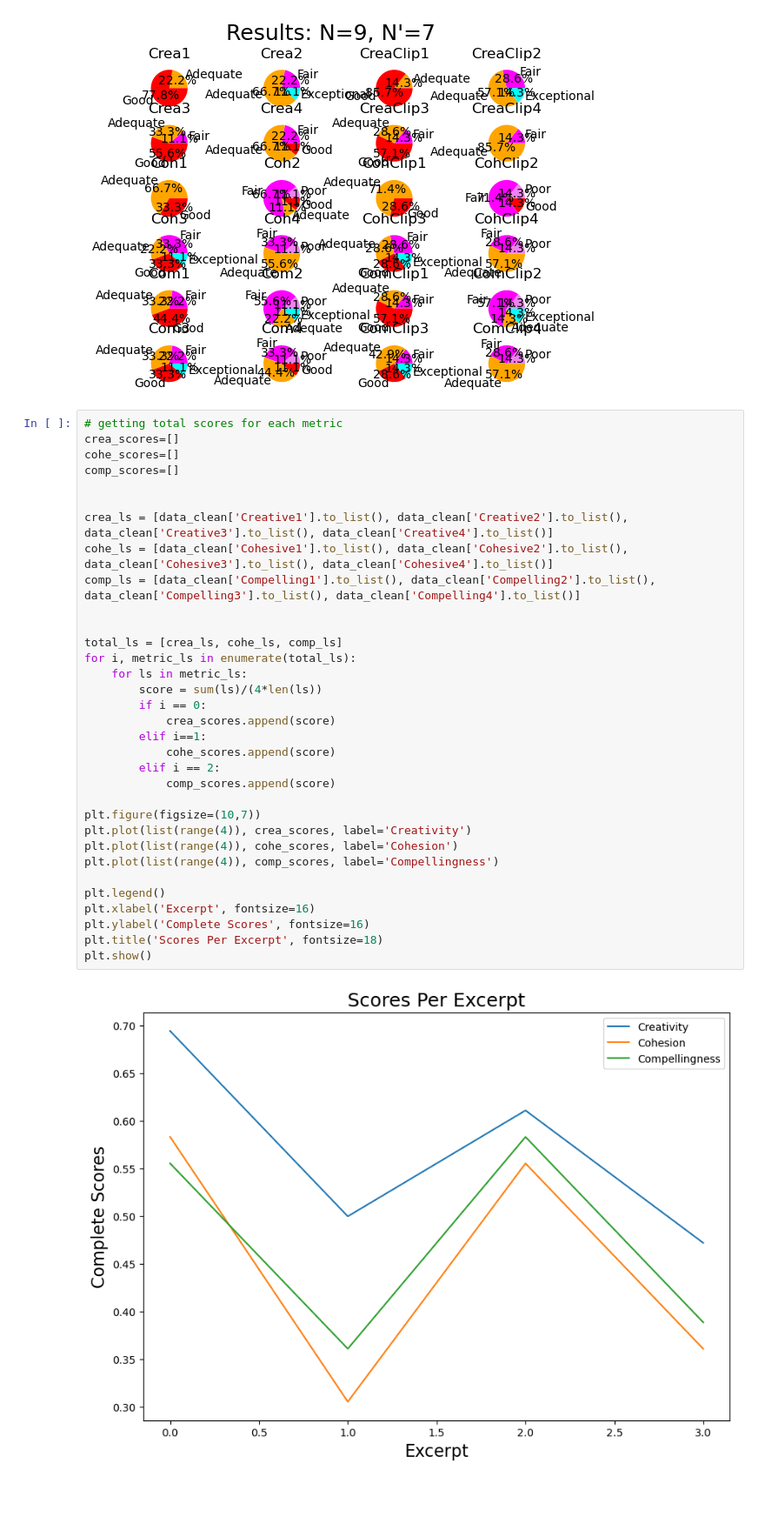
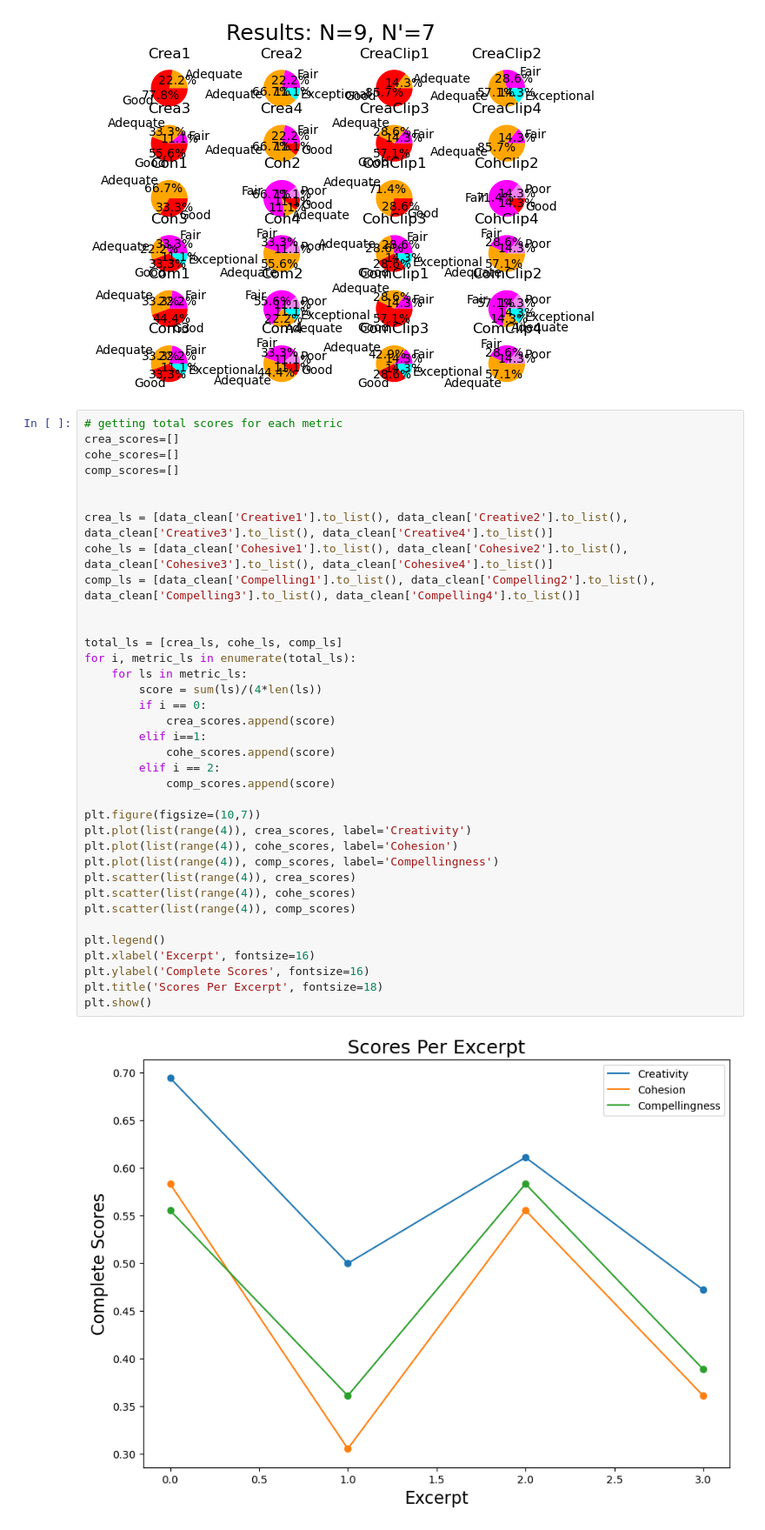
Before and after one commit to oscars47/Literary-RNN, a Jupyter notebook: data vis/datavis.ipynb, the cells around one changed output. Shown at 87% size. Cells and saved outputs as stored; diff of their text form; blank space fills up the shorter version.

Commit message:
added plot points

```diff
--- a/data vis/datavis.ipynb
+++ b/data vis/datavis.ipynb
@@ -329,34 +329,37 @@ comp_scores=[]
 crea_ls = [data_clean['Creative1'].to_list(), data_clean['Creative2'].to_list(),
 data_clean['Creative3'].to_list(), data_clean['Creative4'].to_list()]
 cohe_ls = [data_clean['Cohesive1'].to_list(), data_clean['Cohesive2'].to_list(),
 data_clean['Cohesive3'].to_list(), data_clean['Cohesive4'].to_list()]
 comp_ls = [data_clean['Compelling1'].to_list(), data_clean['Compelling2'].to_list(),
 data_clean['Compelling3'].to_list(), data_clean['Compelling4'].to_list()]
 
 
 total_ls = [crea_ls, cohe_ls, comp_ls]
 for i, metric_ls in enumerate(total_ls):
     for ls in metric_ls:
         score = sum(ls)/(4*len(ls))
         if i == 0:
             crea_scores.append(score)
         elif i==1:
             cohe_scores.append(score)
         elif i == 2:
             comp_scores.append(score)
 
 plt.figure(figsize=(10,7))
 plt.plot(list(range(4)), crea_scores, label='Creativity')
 plt.plot(list(range(4)), cohe_scores, label='Cohesion')
 plt.plot(list(range(4)), comp_scores, label='Compellingness')
+plt.scatter(list(range(4)), crea_scores)
+plt.scatter(list(range(4)), cohe_scores)
+plt.scatter(list(range(4)), comp_scores)
 
 plt.legend()
 plt.xlabel('Excerpt', fontsize=16)
 plt.ylabel('Complete Scores', fontsize=16)
 plt.title('Scores Per Excerpt', fontsize=18)
 plt.show()
 # %% [output]
-[figure, old version]
+[figure, new version]
 # %%
 # getting total scores for each metric
 crea_scores=[]
```
Also changed, not shown: parts of 2 cells of this notebook, 8 other files.
